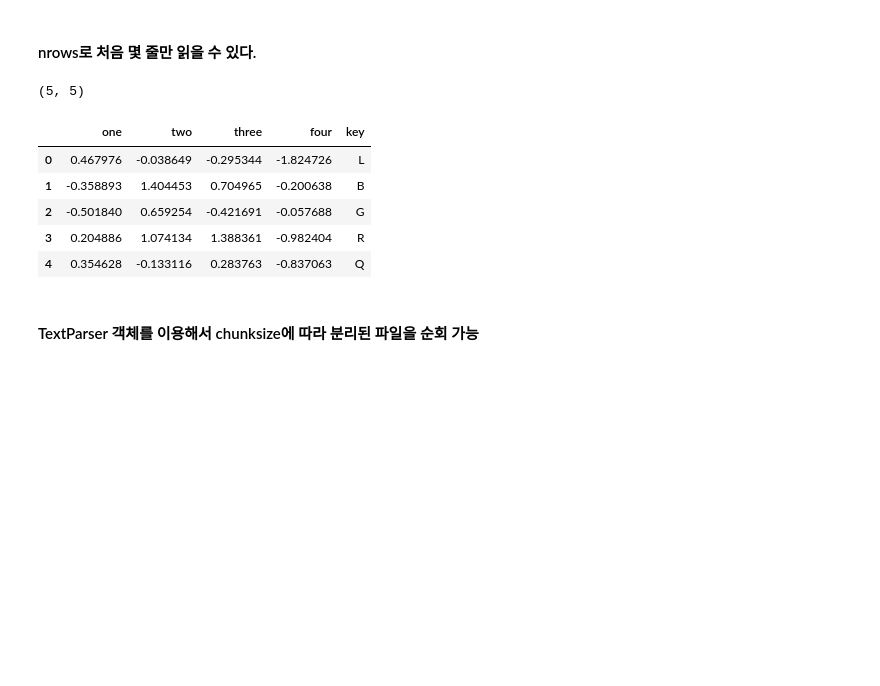
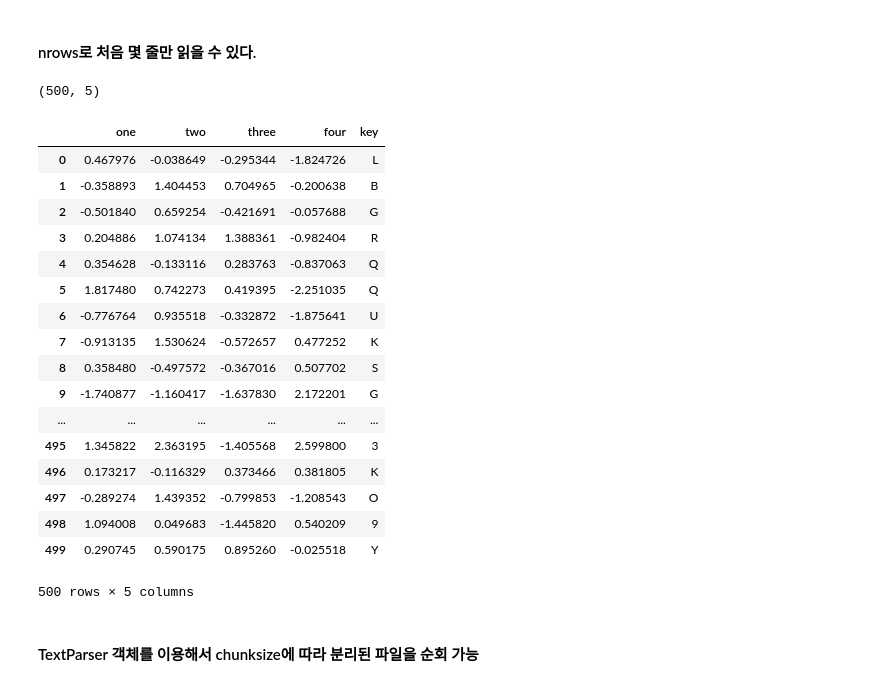
Before and after one commit to hsh0367/class, a Jupyter notebook: data_analysis/m_ch06데이터로딩.ipynb, the cells around one changed output. Cells and saved outputs as stored; diff of their text form; code cells hidden in the pictures; blank space fills up the shorter version.

```diff
--- a/data_analysis/m_ch06데이터로딩.ipynb
+++ b/data_analysis/m_ch06데이터로딩.ipynb
@@ -290,17 +297,29 @@ result.head(10)
 # %% [markdown]
 #### nrows로 처음 몇 줄만 읽을 수 있다.
 # %%
-re = pd.read_csv('data/ex6.csv', nrows=5)
+re = pd.read_csv('data/ex6.csv', nrows=500)
 print(re.shape)
 re
 # %% [output]
-(5, 5)
+(500, 5)
 |  | one | two | three | four | key |
 | 0 | 0.467976 | -0.038649 | -0.295344 | -1.824726 | L |
 | 1 | -0.358893 | 1.404453 | 0.704965 | -0.200638 | B |
 | 2 | -0.501840 | 0.659254 | -0.421691 | -0.057688 | G |
 | 3 | 0.204886 | 1.074134 | 1.388361 | -0.982404 | R |
 | 4 | 0.354628 | -0.133116 | 0.283763 | -0.837063 | Q |
+| 5 | 1.817480 | 0.742273 | 0.419395 | -2.251035 | Q |
+| 6 | -0.776764 | 0.935518 | -0.332872 | -1.875641 | U |
+| 7 | -0.913135 | 1.530624 | -0.572657 | 0.477252 | K |
+| 8 | 0.358480 | -0.497572 | -0.367016 | 0.507702 | S |
+| 9 | -1.740877 | -1.160417 | -1.637830 | 2.172201 | G |
+| ... | ... | ... | ... | ... | ... |
+| 495 | 1.345822 | 2.363195 | -1.405568 | 2.599800 | 3 |
+| 496 | 0.173217 | -0.116329 | 0.373466 | 0.381805 | K |
+| 497 | -0.289274 | 1.439352 | -0.799853 | -1.208543 | O |
+| 498 | 1.094008 | 0.049683 | -1.445820 | 0.540209 | 9 |
+| 499 | 0.290745 | 0.590175 | 0.895260 | -0.025518 | Y |
+500 rows × 5 columns
 # %% [markdown]
 #### TextParser 객체를 이용해서 chunksize에 따라 분리된 파일을 순회 가능
 # %%
```
Also changed, not shown: parts of 16 cells of this notebook, 29 other files.
